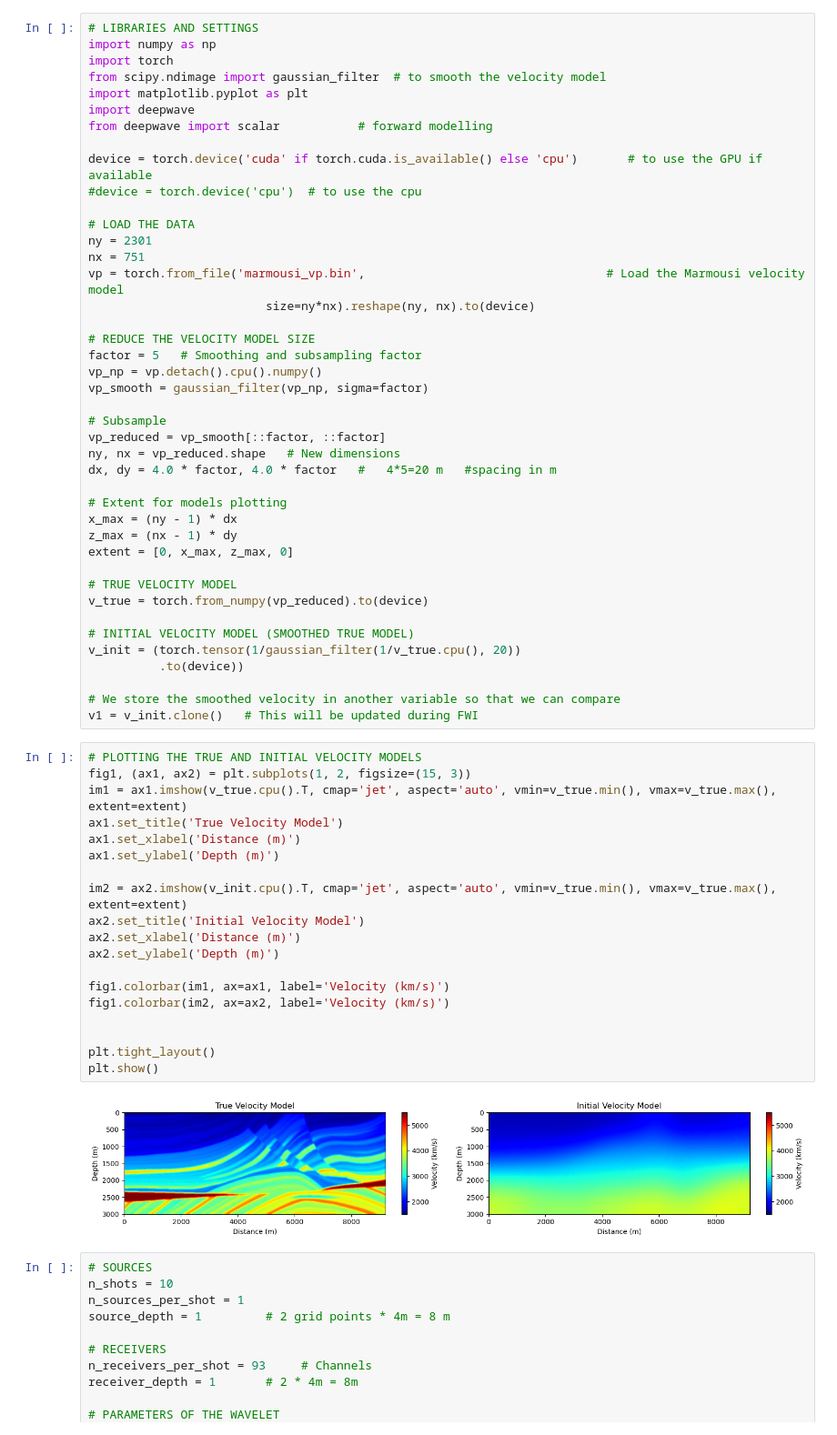
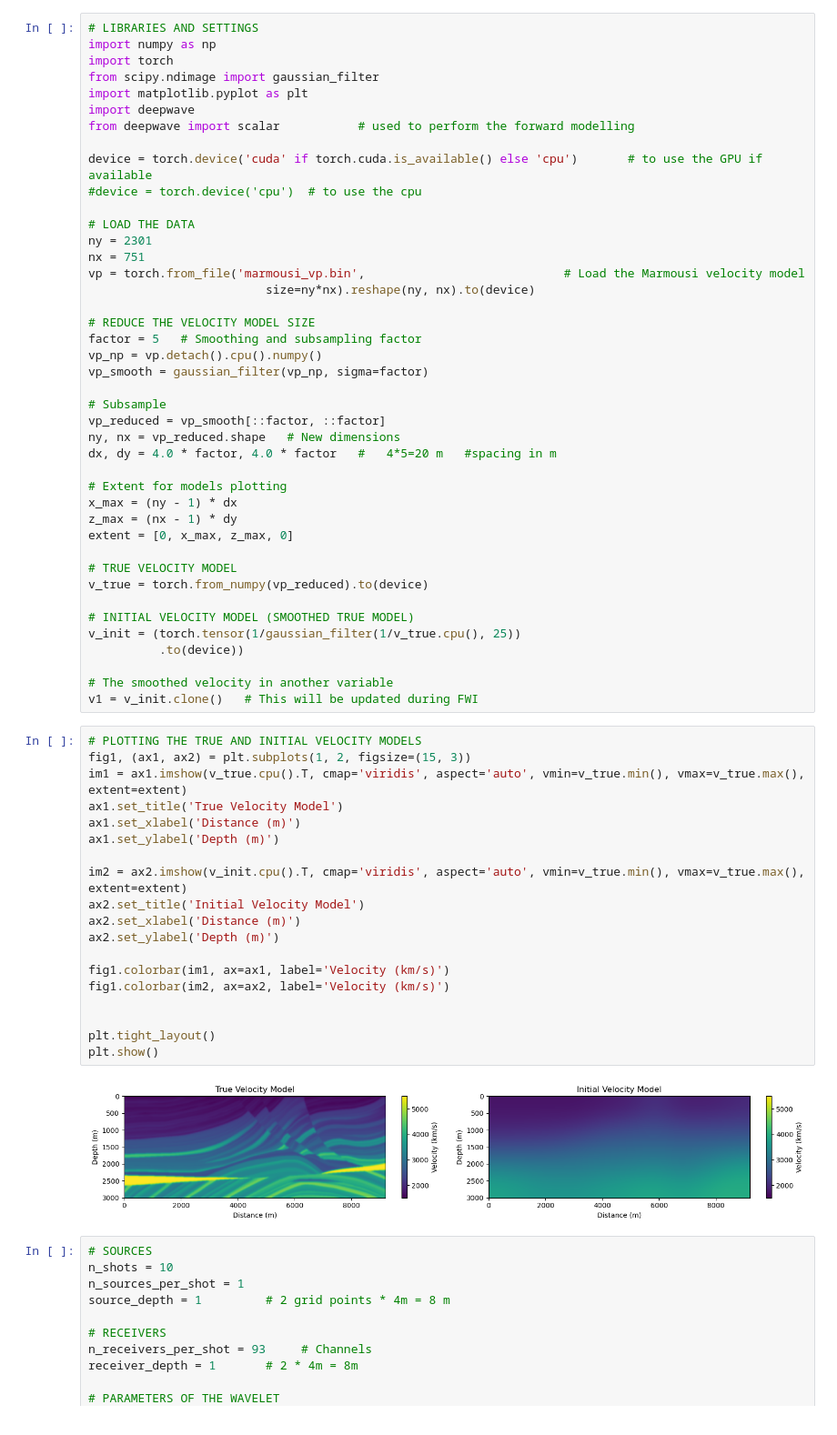
Before and after one commit to louise-nsangou/fwi-marmousi-deepwave, a Jupyter notebook: fwi_marmousi_deepwave.ipynb, the cells around one changed output. Shown at 91% size. Cells and saved outputs as stored; diff of their text form.

```diff
--- a/fwi_marmousi_deepwave.ipynb
+++ b/fwi_marmousi_deepwave.ipynb
@@ -2,10 +2,10 @@
 # LIBRARIES AND SETTINGS
 import numpy as np
 import torch
-from scipy.ndimage import gaussian_filter  # to smooth the velocity model
+from scipy.ndimage import gaussian_filter
 import matplotlib.pyplot as plt
 import deepwave
-from deepwave import scalar           # forward modelling
+from deepwave import scalar           # used to perform the forward modelling
 
 device = torch.device('cuda' if torch.cuda.is_available() else 'cpu')       # to use the GPU if available
 #device = torch.device('cpu')  # to use the cpu
@@ -13,7 +13,7 @@ device = torch.device('cuda' if torch.cuda.is_available() else 'cpu')       # to
 # LOAD THE DATA
 ny = 2301
 nx = 751
-vp = torch.from_file('marmousi_vp.bin',                                  # Load the Marmousi velocity model
+vp = torch.from_file('marmousi_vp.bin',                            # Load the Marmousi velocity model
                          size=ny*nx).reshape(ny, nx).to(device)
 
 # REDUCE THE VELOCITY MODEL SIZE
@@ -35,32 +35,32 @@ extent = [0, x_max, z_max, 0]
 v_true = torch.from_numpy(vp_reduced).to(device)
 
 # INITIAL VELOCITY MODEL (SMOOTHED TRUE MODEL)
-v_init = (torch.tensor(1/gaussian_filter(1/v_true.cpu(), 20))
+v_init = (torch.tensor(1/gaussian_filter(1/v_true.cpu(), 25))
           .to(device))
 
-# We store the smoothed velocity in another variable so that we can compare
+# The smoothed velocity in another variable
 v1 = v_init.clone()   # This will be updated during FWI
 # %%
 # PLOTTING THE TRUE AND INITIAL VELOCITY MODELS
 fig1, (ax1, ax2) = plt.subplots(1, 2, figsize=(15, 3))
-im1 = ax1.imshow(v_true.cpu().T, cmap='jet', aspect='auto', vmin=v_true.min(), vmax=v_true.max(), extent=extent)
+im1 = ax1.imshow(v_true.cpu().T, cmap='viridis', aspect='auto', vmin=v_true.min(), vmax=v_true.max(), extent=extent)
 ax1.set_title('True Velocity Model')
 ax1.set_xlabel('Distance (m)')
 ax1.set_ylabel('Depth (m)')
 
-im2 = ax2.imshow(v_init.cpu().T, cmap='jet', aspect='auto', vmin=v_true.min(), vmax=v_true.max(), extent=extent)
+im2 = ax2.imshow(v_init.cpu().T, cmap='viridis', aspect='auto', vmin=v_true.min(), vmax=v_true.max(), extent=extent)
 ax2.set_title('Initial Velocity Model')
 ax2.set_xlabel('Distance (m)')
 ax2.set_ylabel('Depth (m)')
 
 fig1.colorbar(im1, ax=ax1, label='Velocity (km/s)')
 fig1.colorbar(im2, ax=ax2, label='Velocity (km/s)')
 
 
 plt.tight_layout()
 plt.show()
 # %% [output]
-[figure, old version]
+[figure, new version]
 # %%
 # SOURCES
 n_shots = 10
```
Also changed, not shown: parts of 5 cells of this notebook.
